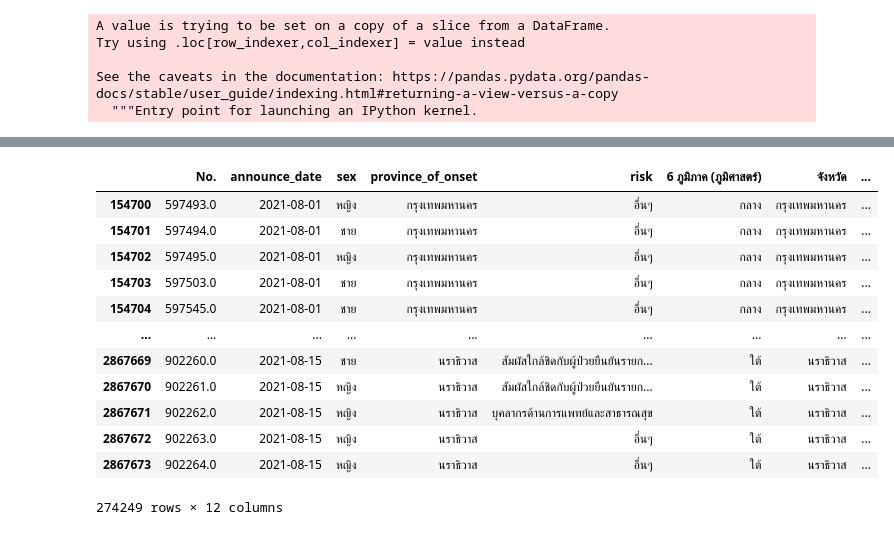
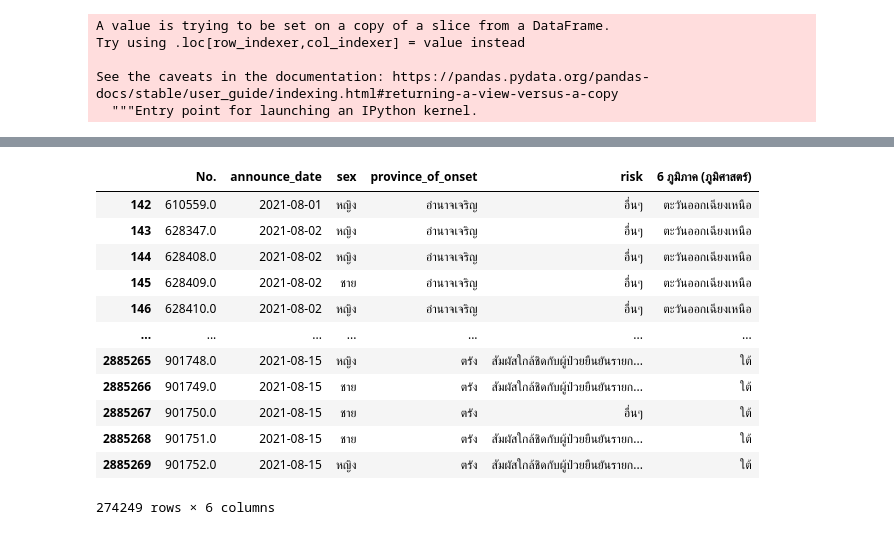
Before and after one commit to suphalaksana/data_viz_2022, a Jupyter notebook: Final_Project.ipynb, the cells around one changed output, grey strips where cells are left out. Cells and saved outputs as stored; diff of their text form; code cells hidden in the pictures.

```diff
--- a/Final_Project.ipynb
+++ b/Final_Project.ipynb
@@ -715,5 +871,5 @@ covid2
 # %%
-covid2['announce_date'] = pd.to_datetime(covid2['announce_date'],format="%d/%m/%Y")
+smaller_table['announce_date'] = pd.to_datetime(smaller_table['announce_date'],format="%d/%m/%Y")
 # %% [output]
 A value is trying to be set on a copy of a slice from a DataFrame.
 Try using .loc[row_indexer,col_indexer] = value instead
@@ -825,18 +965,18 @@ covid_4
 # %%
-covid_5 = covid2[(covid2['announce_date'] >='2021-08-01') &  (covid2['announce_date'] <= '2021-08-15')]
+covid_5 = smaller_table[(smaller_table['announce_date'] >='2021-08-01') &  (smaller_table['announce_date'] <= '2021-08-15')]
 covid_5
 # %% [output]
-|  | No. | announce_date | sex | province_of_onset | risk | 6 ภูมิภาค (ภูมิศาสตร์) | จังหวัด | ... |
-| 154700 | 597493.0 | 2021-08-01 | หญิง | กรุงเทพมหานคร | อื่นๆ | กลาง | กรุงเทพมหานคร | ... |
-| 154701 | 597494.0 | 2021-08-01 | ชาย | กรุงเทพมหานคร | อื่นๆ | กลาง | กรุงเทพมหานคร | ... |
-| 154702 | 597495.0 | 2021-08-01 | หญิง | กรุงเทพมหานคร | อื่นๆ | กลาง | กรุงเทพมหานคร | ... |
-| 154703 | 597503.0 | 2021-08-01 | ชาย | กรุงเทพมหานคร | อื่นๆ | กลาง | กรุงเทพมหานคร | ... |
-| 154704 | 597545.0 | 2021-08-01 | ชาย | กรุงเทพมหานคร | อื่นๆ | กลาง | กรุงเทพมหานคร | ... |
-| ... | ... | ... | ... | ... | ... | ... | ... | ... |
-| 2867669 | 902260.0 | 2021-08-15 | ชาย | นราธิวาส | สัมผัสใกล้ชิดกับผู้ป่วยยืนยันรายก... | ใต้ | นราธิวาส | ... |
-| 2867670 | 902261.0 | 2021-08-15 | หญิง | นราธิวาส | สัมผัสใกล้ชิดกับผู้ป่วยยืนยันรายก... | ใต้ | นราธิวาส | ... |
-| 2867671 | 902262.0 | 2021-08-15 | หญิง | นราธิวาส | บุคลากรด้านการแพทย์และสาธารณสุข | ใต้ | นราธิวาส | ... |
-| 2867672 | 902263.0 | 2021-08-15 | หญิง | นราธิวาส | อื่นๆ | ใต้ | นราธิวาส | ... |
-| 2867673 | 902264.0 | 2021-08-15 | หญิง | นราธิวาส | อื่นๆ | ใต้ | นราธิวาส | ... |
+|  | No. | announce_date | sex | province_of_onset | risk | 6 ภูมิภาค (ภูมิศาสตร์) |
+| 142 | 610559.0 | 2021-08-01 | หญิง | อำนาจเจริญ | อื่นๆ | ตะวันออกเฉียงเหนือ |
+| 143 | 628347.0 | 2021-08-02 | หญิง | อำนาจเจริญ | อื่นๆ | ตะวันออกเฉียงเหนือ |
+| 144 | 628408.0 | 2021-08-02 | หญิง | อำนาจเจริญ | อื่นๆ | ตะวันออกเฉียงเหนือ |
+| 145 | 628409.0 | 2021-08-02 | ชาย | อำนาจเจริญ | อื่นๆ | ตะวันออกเฉียงเหนือ |
+| 146 | 628410.0 | 2021-08-02 | หญิง | อำนาจเจริญ | อื่นๆ | ตะวันออกเฉียงเหนือ |
+| ... | ... | ... | ... | ... | ... | ... |
+| 2885265 | 901748.0 | 2021-08-15 | หญิง | ตรัง | สัมผัสใกล้ชิดกับผู้ป่วยยืนยันรายก... | ใต้ |
+| 2885266 | 901749.0 | 2021-08-15 | ชาย | ตรัง | สัมผัสใกล้ชิดกับผู้ป่วยยืนยันรายก... | ใต้ |
+| 2885267 | 901750.0 | 2021-08-15 | ชาย | ตรัง | อื่นๆ | ใต้ |
+| 2885268 | 901751.0 | 2021-08-15 | ชาย | ตรัง | สัมผัสใกล้ชิดกับผู้ป่วยยืนยันรายก... | ใต้ |
+| 2885269 | 901752.0 | 2021-08-15 | หญิง | ตรัง | สัมผัสใกล้ชิดกับผู้ป่วยยืนยันรายก... | ใต้ |
-274249 rows × 12 columns
+274249 rows × 6 columns
 # %%
```
Also changed, not shown: parts of 31 cells of this notebook.
